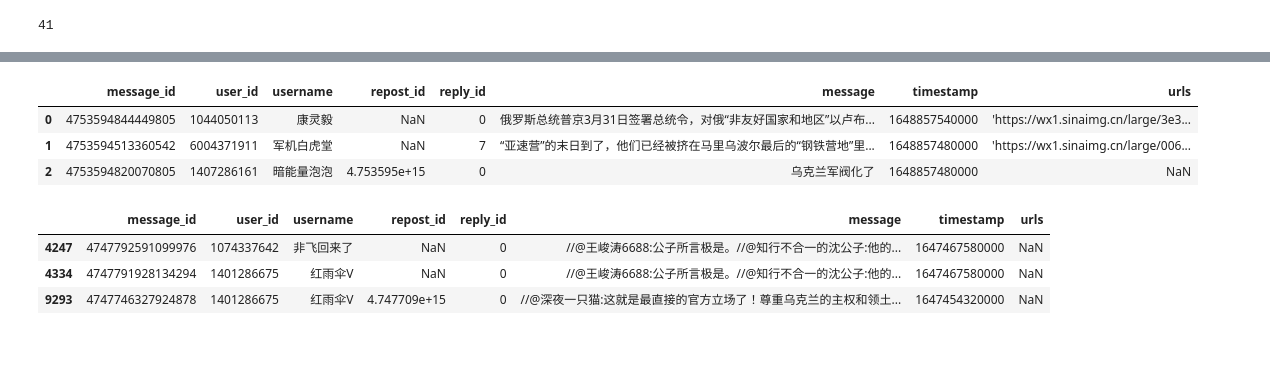
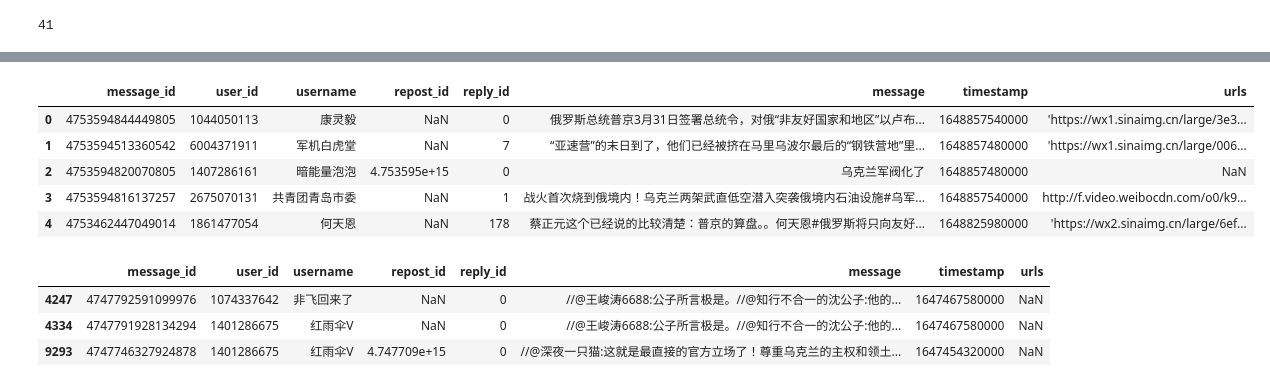
Before and after one commit to RIOZHU123/coordination-network-toolkit, a Jupyter notebook: evaluate_chinese_cn_toolkit.ipynb, the cells around one changed output, grey strips where cells are left out. Drawn from its saved outputs; the diff is of its cells as text; code cells hidden in the pictures; blank space fills up the shorter version.

```diff
--- a/evaluate_chinese_cn_toolkit.ipynb
+++ b/evaluate_chinese_cn_toolkit.ipynb
@@ -133,14 +102,15 @@ for g in nx.weakly_connected_components(similarity_graph):
 # %%
 import pandas as pd
-# %%
-# csv_filename = "/Users/guangnanzhu/Desktop/Projects/CN Toolkit/rio-conet/coordination-network-toolkit/dataset_test/PeopleDaily-toy-dataset/ukraine_weibo_node.csv"
-df = pd.read_csv(csv_filename)
-df.head(3)
-# %% [output]
-|  | message_id | user_id | username | repost_id | reply_id | message | timestamp | urls |
-| 0 | 4753594844449805 | 1044050113 | 康灵毅 | NaN | 0 | 俄罗斯总统普京3月31日签署总统令，对俄“非友好国家和地区”以卢布... | 1648857540000 | 'https://wx1.sinaimg.cn/large/3e3... |
-| 1 | 4753594513360542 | 6004371911 | 军机白虎堂 | NaN | 7 | “亚速营”的末日到了，他们已经被挤在马里乌波尔最后的“钢铁营地”里... | 1648857480000 | 'https://wx1.sinaimg.cn/large/006... |
-| 2 | 4753594820070805 | 1407286161 | 暗能量泡泡 | 4.753595e+15 | 0 | 乌克兰军阀化了 | 1648857480000 | NaN |
+# %%
+df = pd.read_csv(csv_filename)
+df.head(5)
+# %% [output]
+|  | message_id | user_id | username | repost_id | reply_id | message | timestamp | urls |
+| 0 | 4753594844449805 | 1044050113 | 康灵毅 | NaN | 0 | 俄罗斯总统普京3月31日签署总统令，对俄“非友好国家和地区”以卢布... | 1648857540000 | 'https://wx1.sinaimg.cn/large/3e3... |
+| 1 | 4753594513360542 | 6004371911 | 军机白虎堂 | NaN | 7 | “亚速营”的末日到了，他们已经被挤在马里乌波尔最后的“钢铁营地”里... | 1648857480000 | 'https://wx1.sinaimg.cn/large/006... |
+| 2 | 4753594820070805 | 1407286161 | 暗能量泡泡 | 4.753595e+15 | 0 | 乌克兰军阀化了 | 1648857480000 | NaN |
+| 3 | 4753594816137257 | 2675070131 | 共青团青岛市委 | NaN | 1 | 战火首次烧到俄境内！乌克兰两架武直低空潜入突袭俄境内石油设施#乌军... | 1648857540000 | http://f.video.weibocdn.com/o0/k9... |
+| 4 | 4753462447049014 | 1861477054 | 何天恩 | NaN | 178 | 蔡正元这个已经说的比较清楚：普京的算盘。。何天恩#俄罗斯将只向友好... | 1648825980000 | 'https://wx2.sinaimg.cn/large/6ef... |
 # %%
 df[(df['user_id'] == 1074337642) | (df['user_id'] == 1401286675) ]
 # %% [output]
```
Also changed, not shown: parts of 9 cells of this notebook, 3 other files.
